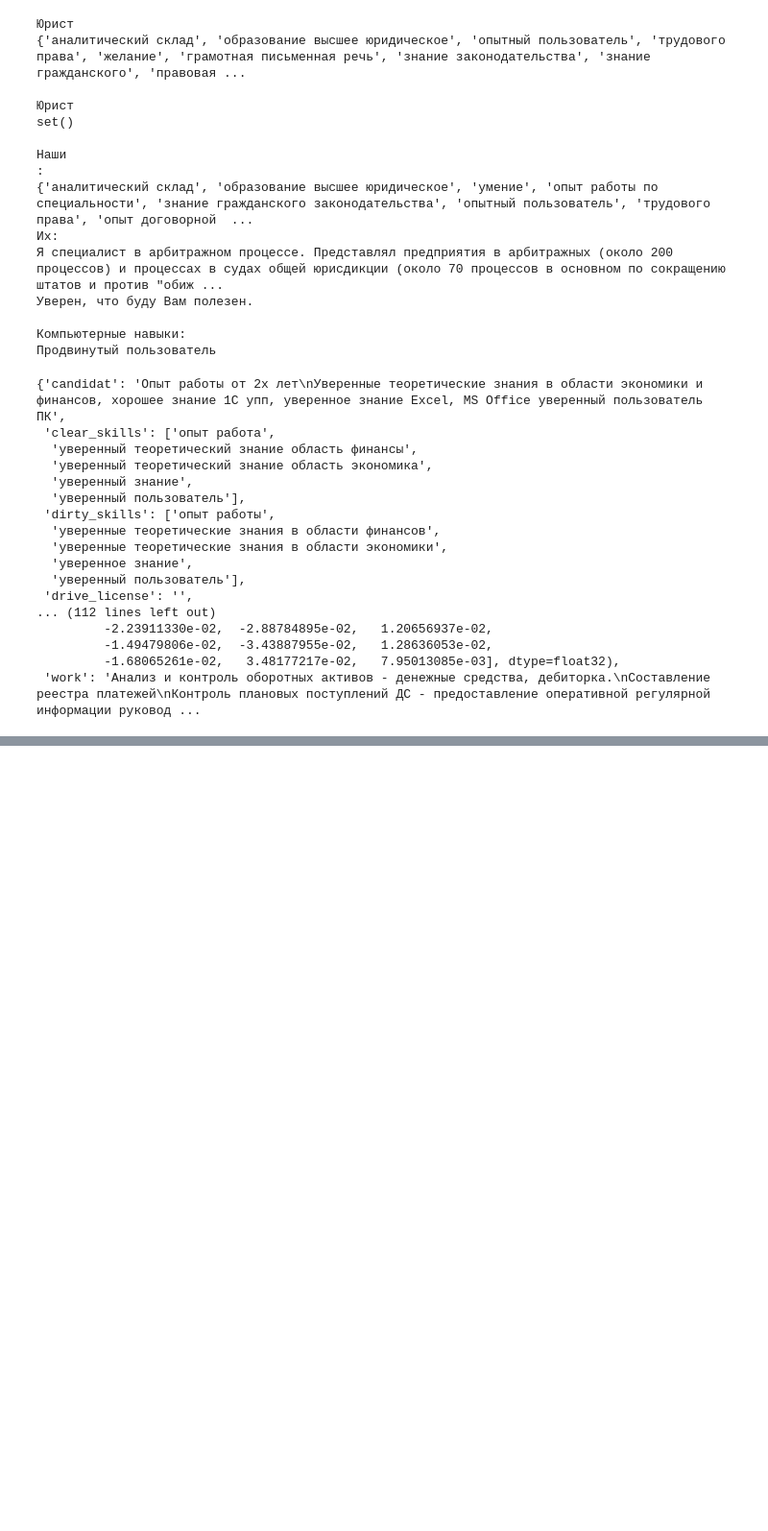
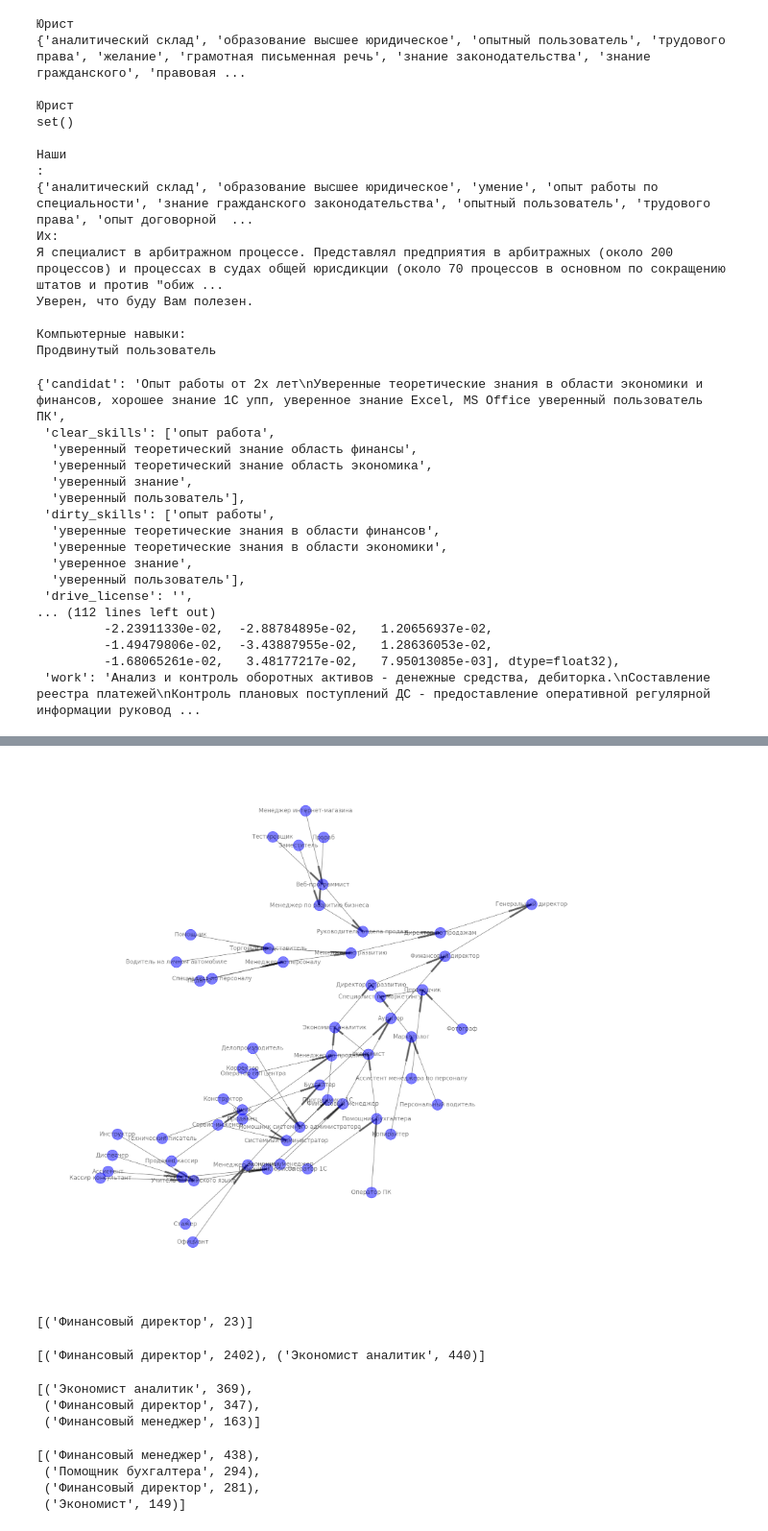
Before and after one commit to tvorogme/sj, a Jupyter notebook: coop.ipynb, the cells around one changed output, grey strips where cells are left out. Shown at 96% size. Cells and saved outputs as stored; diff of their text form; code cells hidden in the pictures; blank space fills up the shorter version.

```diff
--- a/coop.ipynb
+++ b/coop.ipynb
@@ -142,0 +225,29 @@ career(get_jobs(0))
+# %%
+a = nx.DiGraph()
+get_all_ages("Генеральный директор")
+plt.figure(3,figsize=(15,15))
+nx.draw(a, node_color='b', node_size=500, alpha=0.5, with_labels=True)
+plt.show()
+# %% [output]
+[figure, added]
+# %%
+matrix['Генеральный директор'].most_common(1)
+# %% [output]
+[('Финансовый директор', 23)]
+# %%
+matrix['Финансовый директор'].most_common(3)
+# %% [output]
+[('Финансовый директор', 2402), ('Экономист аналитик', 440)]
+# %%
+matrix['Экономист аналитик'].most_common(3)
+# %% [output]
+[('Экономист аналитик', 369),
+ ('Финансовый директор', 347),
+ ('Финансовый менеджер', 163)]
+# %%
+matrix['Финансовый менеджер'].most_common(4)
+# %% [output]
+[('Финансовый менеджер', 438),
+ ('Помощник бухгалтера', 294),
+ ('Финансовый директор', 281),
+ ('Экономист', 149)]
```
Also changed, not shown: parts of 24 cells of this notebook.
